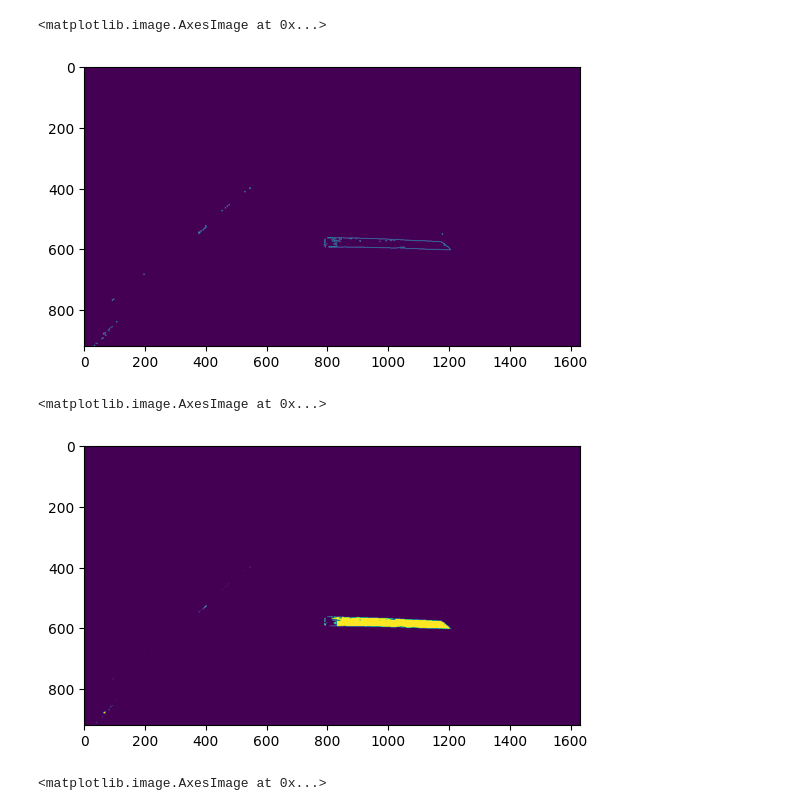
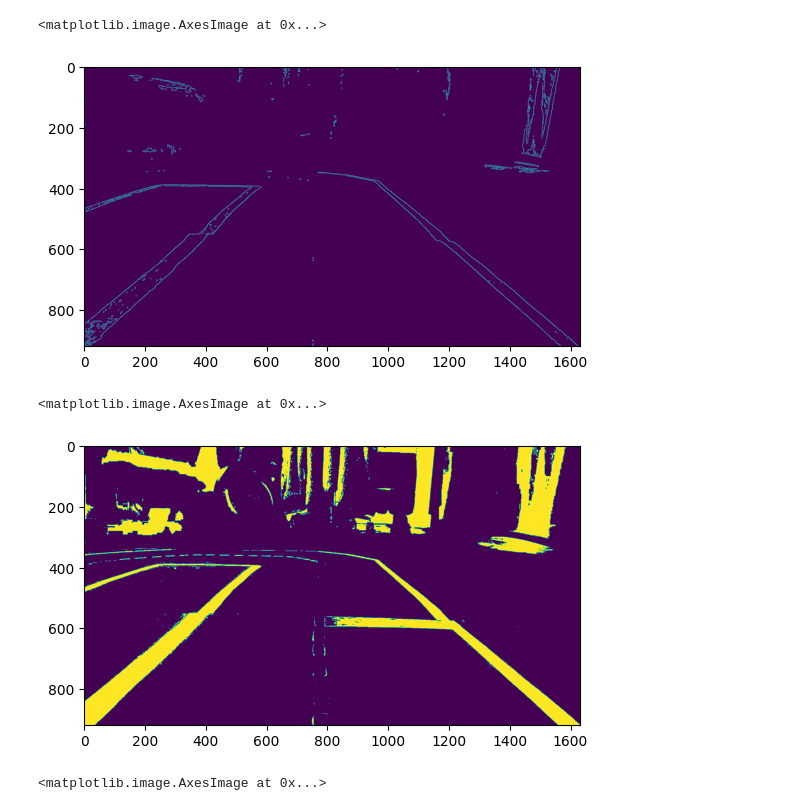
Before and after one commit to bridgetknight/CSC485_F2023, a Jupyter notebook: projects/picar/workshop.ipynb, the cells around one changed output. Drawn from its saved outputs; the diff is of its cells as text; code cells hidden in the pictures.

```diff
--- a/projects/picar/workshop.ipynb
+++ b/projects/picar/workshop.ipynb
@@ -6,26 +6,6 @@ import sys
 # %%
 def nothing(x):
     pass
-# %%
-def detect_edges(img):
-    # filter out white lines
-    hsv = cv2.cvtColor(img, cv2.COLOR_BGR2HSV)
-    #show_img("hsv", hsv)
-
-    # threshold for counting a pixel as white
-    sensitivity = 30
-    lower_white = np.array([98, 0, 255-sensitivity])
-    upper_white = np.array([179, 179, 255])
-
-    mask = cv2.inRange(hsv, lower_white, upper_white)
-
-    # detect edges
-    edges = cv2.Canny(mask, 200, 400)
-    #show_img("edges", edges)
-    #matplotlib.image.imsave("canny_result.png", edges)
-    plt.imshow(edges)
-
-    return edges, mask
 # %%
 def detect_stop_line(img):
     # filter out white lines
@@ -46,19 +26,39 @@ def detect_stop_line(img):
     plt.imshow(edges)
 
     return edges, mask
+# %%
+def detect_edges(img):
+    # filter out white lines
+    hsv = cv2.cvtColor(img, cv2.COLOR_BGR2HSV)
+    #show_img("hsv", hsv)
+
+    # threshold for counting a pixel as white
+    sensitivity = 50
+    lower_white = np.array([96, 0, 210])
+    upper_white = np.array([173, 255, 255])
+
+    mask = cv2.inRange(hsv, lower_white, upper_white)
+
+    # detect edges
+    edges = cv2.Canny(mask, 200, 400)
+    #show_img("edges", edges)
+    #matplotlib.image.imsave("canny_result.png", edges)
+    plt.imshow(edges)
+
+    return edges, mask
 # %%
 file = "test_data/center_lane.jpg"
 img = cv2.imread(file)
-m = detect_stop_line(img)
+m = detect_edges(img)
 plt.imshow(m[0])
 # %% [output]
 <matplotlib.image.AxesImage at 0x...>
-[figure, old version]
+[figure, new version]
 # %%
 plt.imshow(m[1])
 # %% [output]
 <matplotlib.image.AxesImage at 0x...>
-[figure, old version]
+[figure, new version]
 # %%
 plt.imshow(img)
 # %% [output]
```
Also changed, not shown: parts of 6 cells of this notebook, 12 other files.
